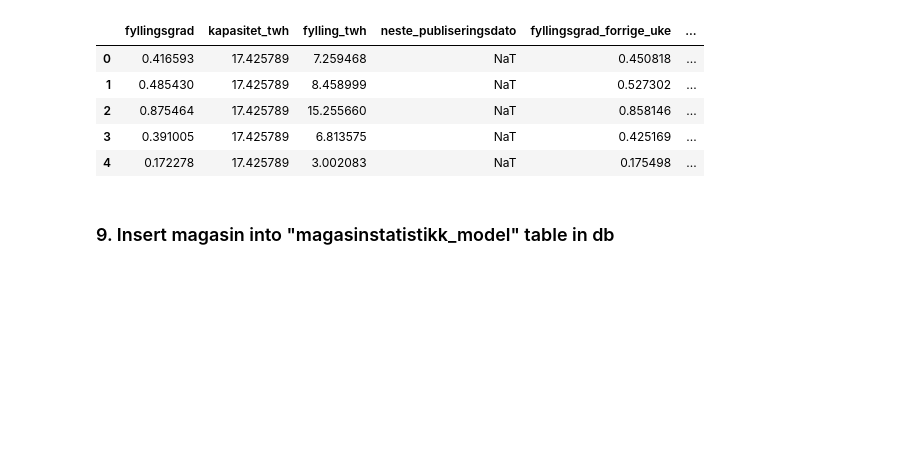
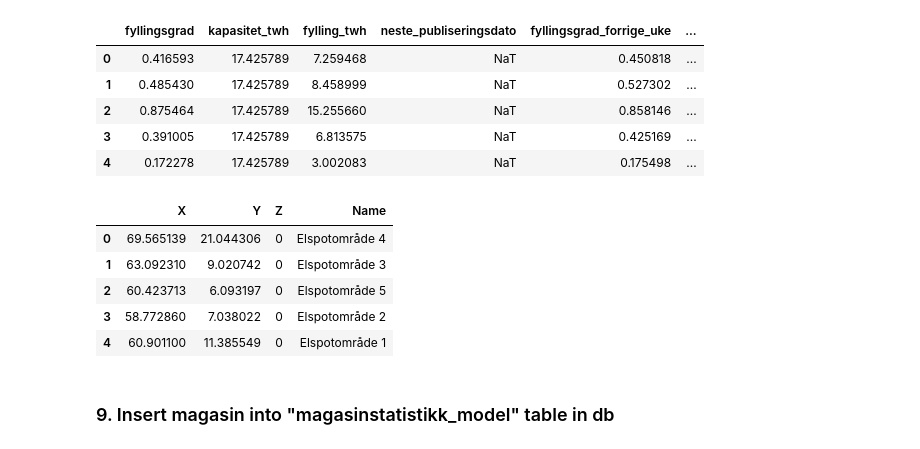
Before and after one commit to Ivareh/NVE-Data-analytics-project, a Jupyter notebook: src/source/load/jnotebook/test_load_magasinstatistikk.ipynb, the cells around one changed output. Saved outputs shown, nothing was run; the diff lists cells and outputs as text; code cells hidden in the pictures; blank space fills up the shorter version.

```diff
--- a/src/source/load/jnotebook/test_load_magasinstatistikk.ipynb
+++ b/src/source/load/jnotebook/test_load_magasinstatistikk.ipynb
@@ -225,6 +240,8 @@ iso_dag                int64
 dtype: object
 # %% [markdown]
 ### 7. Insert areas into "area" table in db
+# %%
+elspots_df = pd.read_csv('../elspots/elspots.csv')
 # %%
 area_table_df = insert_into_db(engine, table_name='area', df=area_df)
 # %%
@@ -281,6 +298,15 @@ magasin_df.head()
 | 2 | 0.875464 | 17.425789 | 15.255660 | NaT | 0.858146 | ... |
 | 3 | 0.391005 | 17.425789 | 6.813575 | NaT | 0.425169 | ... |
 | 4 | 0.172278 | 17.425789 | 3.002083 | NaT | 0.175498 | ... |
+# %%
+elspots_df.head()
+# %% [output]
+|  | X | Y | Z | Name |
+| 0 | 69.565139 | 21.044306 | 0 | Elspotområde 4 |
+| 1 | 63.092310 | 9.020742 | 0 | Elspotområde 3 |
+| 2 | 60.423713 | 6.093197 | 0 | Elspotområde 5 |
+| 3 | 58.772860 | 7.038022 | 0 | Elspotområde 2 |
+| 4 | 60.901100 | 11.385549 | 0 | Elspotområde 1 |
 # %% [markdown]
 ### 9. Insert magasin into "magasinstatistikk_model" table in db
 # %%
```
Also changed, not shown: parts of 17 cells of this notebook, 6 other files.
